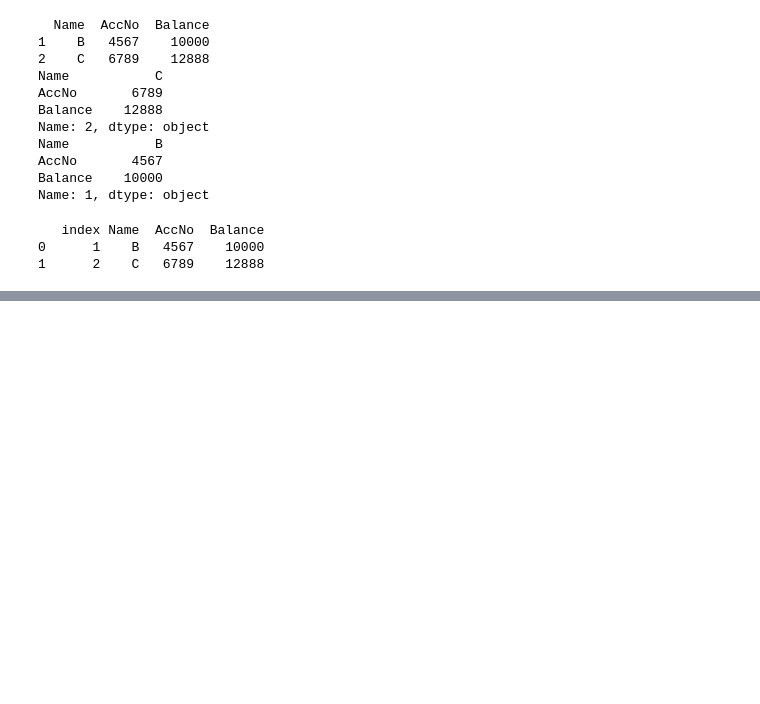
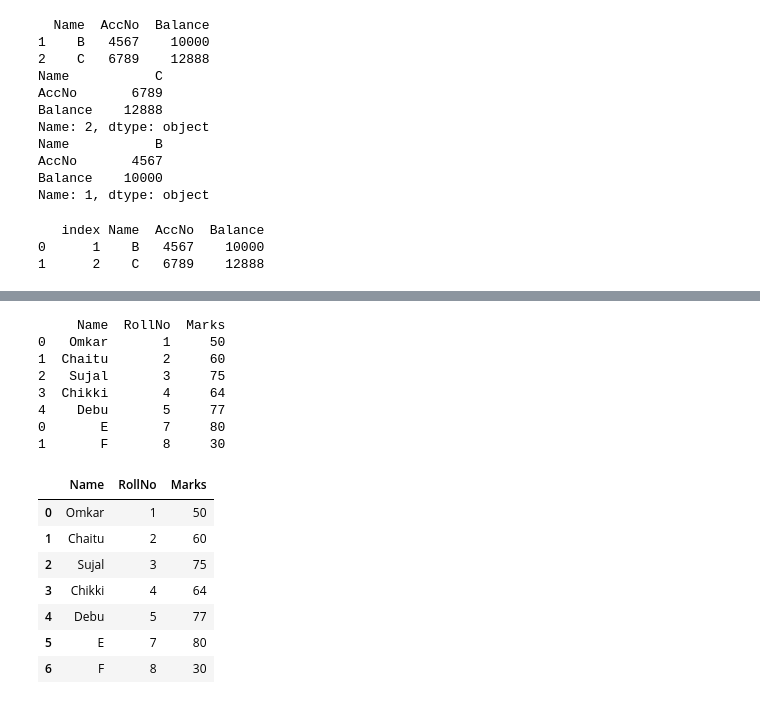
Before and after one commit to Omkar210/Statistics-and-ML, a Jupyter notebook: Day2.ipynb, the cells around one changed output, grey strips where cells are left out. Drawn from its saved outputs; the diff is of its cells as text; code cells hidden in the pictures; blank space fills up the shorter version.

```diff
--- a/Day2.ipynb
+++ b/Day2.ipynb
@@ -289,0 +329,24 @@ print(df)
+# %%
+newdf = pd.DataFrame([['E',7,80],['F',8,30]], columns=df.columns)
+print(pd.concat([df,newdf]))
+print()
+newdf = pd.DataFrame([['E',7,80],['F',8,30]], columns=df.columns)
+df1 = pd.concat([df,newdf]).reset_index(drop=True)
+df1
+# %% [output]
+     Name  RollNo  Marks
+0   Omkar       1     50
+1  Chaitu       2     60
+2   Sujal       3     75
+3  Chikki       4     64
+4    Debu       5     77
+0       E       7     80
+1       F       8     30
+|  | Name | RollNo | Marks |
+| 0 | Omkar | 1 | 50 |
+| 1 | Chaitu | 2 | 60 |
+| 2 | Sujal | 3 | 75 |
+| 3 | Chikki | 4 | 64 |
+| 4 | Debu | 5 | 77 |
+| 5 | E | 7 | 80 |
+| 6 | F | 8 | 30 |
```
Also changed, not shown: parts of 14 cells of this notebook.
